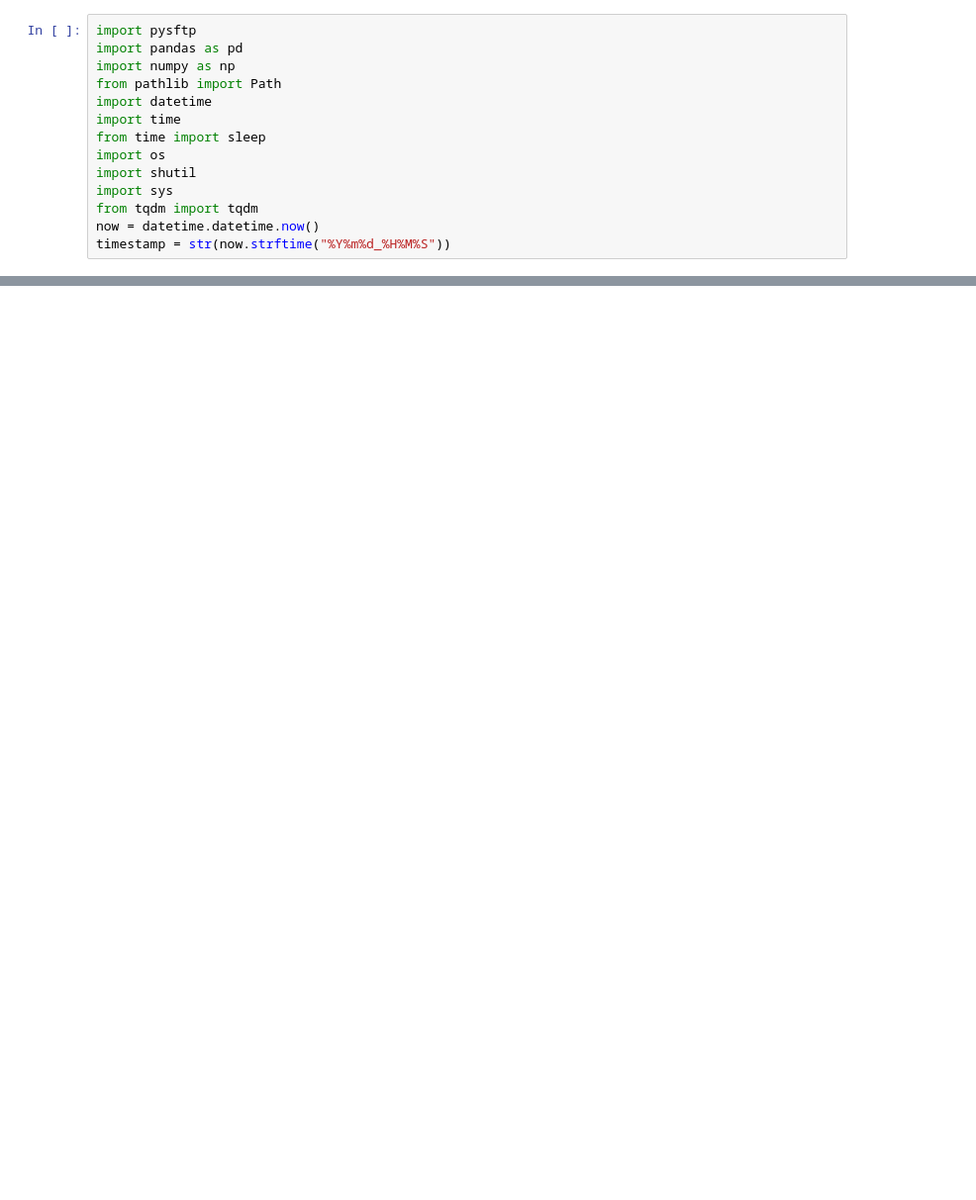
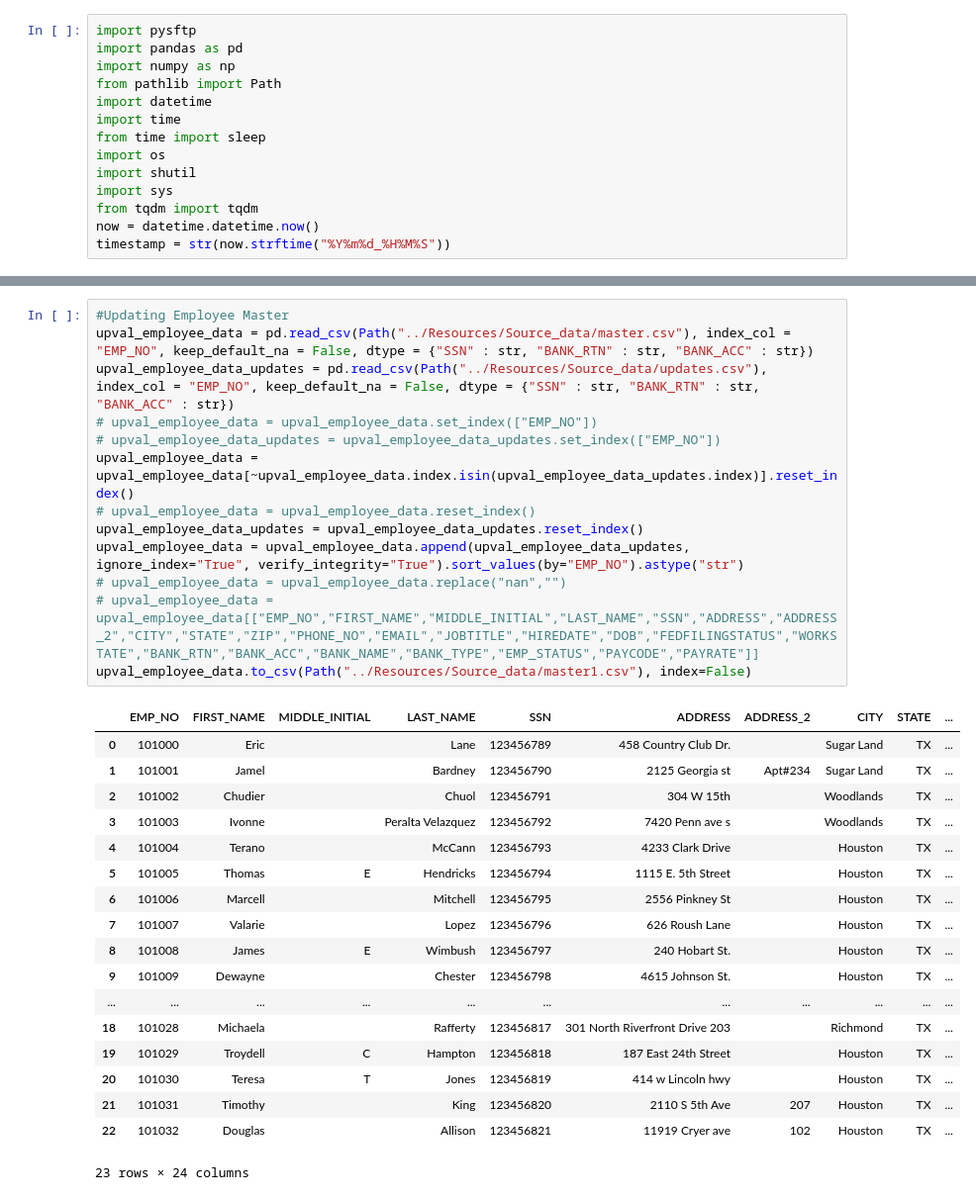
Before and after one commit to azunaukbrr/noonah_C-Halling, a Jupyter notebook: notebooks/workinprogress.ipynb, the cells around one changed output, grey strips where cells are left out. Shown at 99% size. Saved outputs shown, nothing was run; the diff lists cells and outputs as text; blank space fills up the shorter version.

```diff
--- a/notebooks/workinprogress.ipynb
+++ b/notebooks/workinprogress.ipynb
@@ -36,2 +63,34 @@ Employee Master Backup Complete
+# %%
+#Updating Employee Master
+upval_employee_data = pd.read_csv(Path("../Resources/Source_data/master.csv"), index_col = "EMP_NO", keep_default_na = False, dtype = {"SSN" : str, "BANK_RTN" : str, "BANK_ACC" : str})
+upval_employee_data_updates = pd.read_csv(Path("../Resources/Source_data/updates.csv"), index_col = "EMP_NO", keep_default_na = False, dtype = {"SSN" : str, "BANK_RTN" : str, "BANK_ACC" : str})
+# upval_employee_data = upval_employee_data.set_index(["EMP_NO"])
+# upval_employee_data_updates = upval_employee_data_updates.set_index(["EMP_NO"])
+upval_employee_data = upval_employee_data[~upval_employee_data.index.isin(upval_employee_data_updates.index)].reset_index()
+# upval_employee_data = upval_employee_data.reset_index()
+upval_employee_data_updates = upval_employee_data_updates.reset_index()
+upval_employee_data = upval_employee_data.append(upval_employee_data_updates, ignore_index="True", verify_integrity="True").sort_values(by="EMP_NO").astype("str")
+# upval_employee_data = upval_employee_data.replace("nan","")
+# upval_employee_data = upval_employee_data[["EMP_NO","FIRST_NAME","MIDDLE_INITIAL","LAST_NAME","SSN","ADDRESS","ADDRESS_2","CITY","STATE","ZIP","PHONE_NO","EMAIL","JOBTITLE","HIREDATE","DOB","FEDFILINGSTATUS","WORKSTATE","BANK_RTN","BANK_ACC","BANK_NAME","BANK_TYPE","EMP_STATUS","PAYCODE","PAYRATE"]]
+upval_employee_data.to_csv(Path("../Resources/Source_data/master1.csv"), index=False)
+# %% [output]
+|  | EMP_NO | FIRST_NAME | MIDDLE_INITIAL | LAST_NAME | SSN | ADDRESS | ADDRESS_2 | CITY | STATE | ... |
+| 0 | 101000 | Eric |  | Lane | 123456789 | 458 Country Club Dr. |  | Sugar Land | TX | ... |
+| 1 | 101001 | Jamel |  | Bardney | 123456790 | 2125 Georgia st | Apt#234 | Sugar Land | TX | ... |
+| 2 | 101002 | Chudier |  | Chuol | 123456791 | 304 W 15th |  | Woodlands | TX | ... |
+| 3 | 101003 | Ivonne |  | Peralta Velazquez | 123456792 | 7420 Penn ave s |  | Woodlands | TX | ... |
+| 4 | 101004 | Terano |  | McCann | 123456793 | 4233 Clark Drive |  | Houston | TX | ... |
+| 5 | 101005 | Thomas | E | Hendricks | 123456794 | 1115 E. 5th Street |  | Houston | TX | ... |
+| 6 | 101006 | Marcell |  | Mitchell | 123456795 | 2556 Pinkney St |  | Houston | TX | ... |
+| 7 | 101007 | Valarie |  | Lopez | 123456796 | 626 Roush Lane |  | Houston | TX | ... |
+| 8 | 101008 | James | E | Wimbush | 123456797 | 240 Hobart St. |  | Houston | TX | ... |
+| 9 | 101009 | Dewayne |  | Chester | 123456798 | 4615 Johnson St. |  | Houston | TX | ... |
+| ... | ... | ... | ... | ... | ... | ... | ... | ... | ... | ... |
+| 18 | 101028 | Michaela |  | Rafferty | 123456817 | 301 North Riverfront Drive 203 |  | Richmond | TX | ... |
+| 19 | 101029 | Troydell | C | Hampton | 123456818 | 187 East 24th Street |  | Houston | TX | ... |
+| 20 | 101030 | Teresa | T | Jones | 123456819 | 414 w Lincoln hwy |  | Houston | TX | ... |
+| 21 | 101031 | Timothy |  | King | 123456820 | 2110 S 5th Ave | 207 | Houston | TX | ... |
+| 22 | 101032 | Douglas |  | Allison | 123456821 | 11919 Cryer ave | 102 | Houston | TX | ... |
+23 rows × 24 columns
 # %%
 #Loading Employee Data
```
Also changed, not shown: parts of 9 cells of this notebook, 2 other files.
